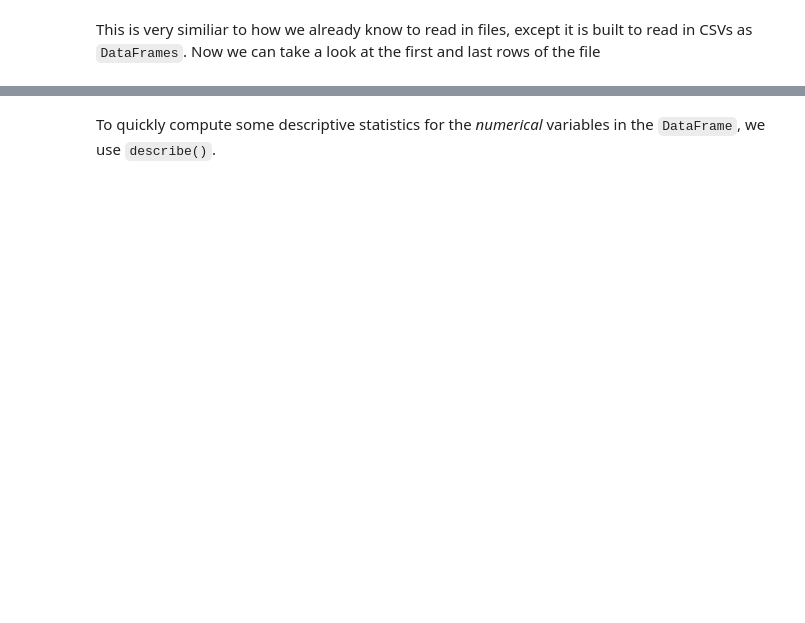
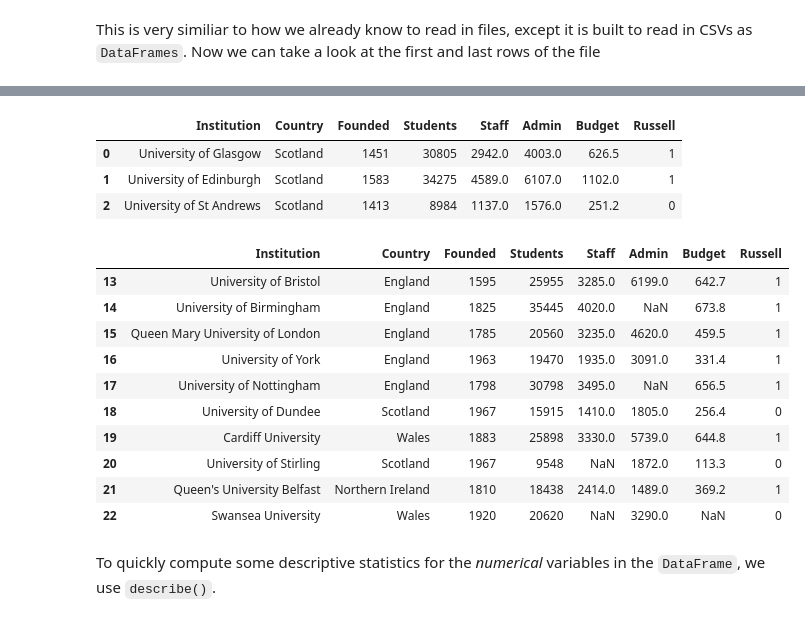
Before and after one commit to gormes-EPIC/Lab5_Pandas, a Jupyter notebook: DSF24_PandasNotes.ipynb, the cells around one changed output, grey strips where cells are left out. Saved outputs shown, nothing was run; the diff lists cells and outputs as text; code cells hidden in the pictures; blank space fills up the shorter version.

```diff
--- a/DSF24_PandasNotes.ipynb
+++ b/DSF24_PandasNotes.ipynb
@@ -260,2 +288,23 @@ This is very similiar to how we already know to read in files, except it is buil
+# %%
+df.head(3)
+# %% [output]
+|  | Institution | Country | Founded | Students | Staff | Admin | Budget | Russell |
+| 0 | University of Glasgow | Scotland | 1451 | 30805 | 2942.0 | 4003.0 | 626.5 | 1 |
+| 1 | University of Edinburgh | Scotland | 1583 | 34275 | 4589.0 | 6107.0 | 1102.0 | 1 |
+| 2 | University of St Andrews | Scotland | 1413 | 8984 | 1137.0 | 1576.0 | 251.2 | 0 |
+# %%
+df.tail(10)
+# %% [output]
+|  | Institution | Country | Founded | Students | Staff | Admin | Budget | Russell |
+| 13 | University of Bristol | England | 1595 | 25955 | 3285.0 | 6199.0 | 642.7 | 1 |
+| 14 | University of Birmingham | England | 1825 | 35445 | 4020.0 | NaN | 673.8 | 1 |
+| 15 | Queen Mary University of London | England | 1785 | 20560 | 3235.0 | 4620.0 | 459.5 | 1 |
+| 16 | University of York | England | 1963 | 19470 | 1935.0 | 3091.0 | 331.4 | 1 |
+| 17 | University of Nottingham | England | 1798 | 30798 | 3495.0 | NaN | 656.5 | 1 |
+| 18 | University of Dundee | Scotland | 1967 | 15915 | 1410.0 | 1805.0 | 256.4 | 0 |
+| 19 | Cardiff University | Wales | 1883 | 25898 | 3330.0 | 5739.0 | 644.8 | 1 |
+| 20 | University of Stirling | Scotland | 1967 | 9548 | NaN | 1872.0 | 113.3 | 0 |
+| 21 | Queen's University Belfast | Northern Ireland | 1810 | 18438 | 2414.0 | 1489.0 | 369.2 | 1 |
+| 22 | Swansea University | Wales | 1920 | 20620 | NaN | 3290.0 | NaN | 0 |
 # %% [markdown]
 To quickly compute some descriptive statistics for the *numerical* variables in the `DataFrame`, we use `describe()`.
```
Also changed, not shown: parts of 87 cells of this notebook, 1 other file.
